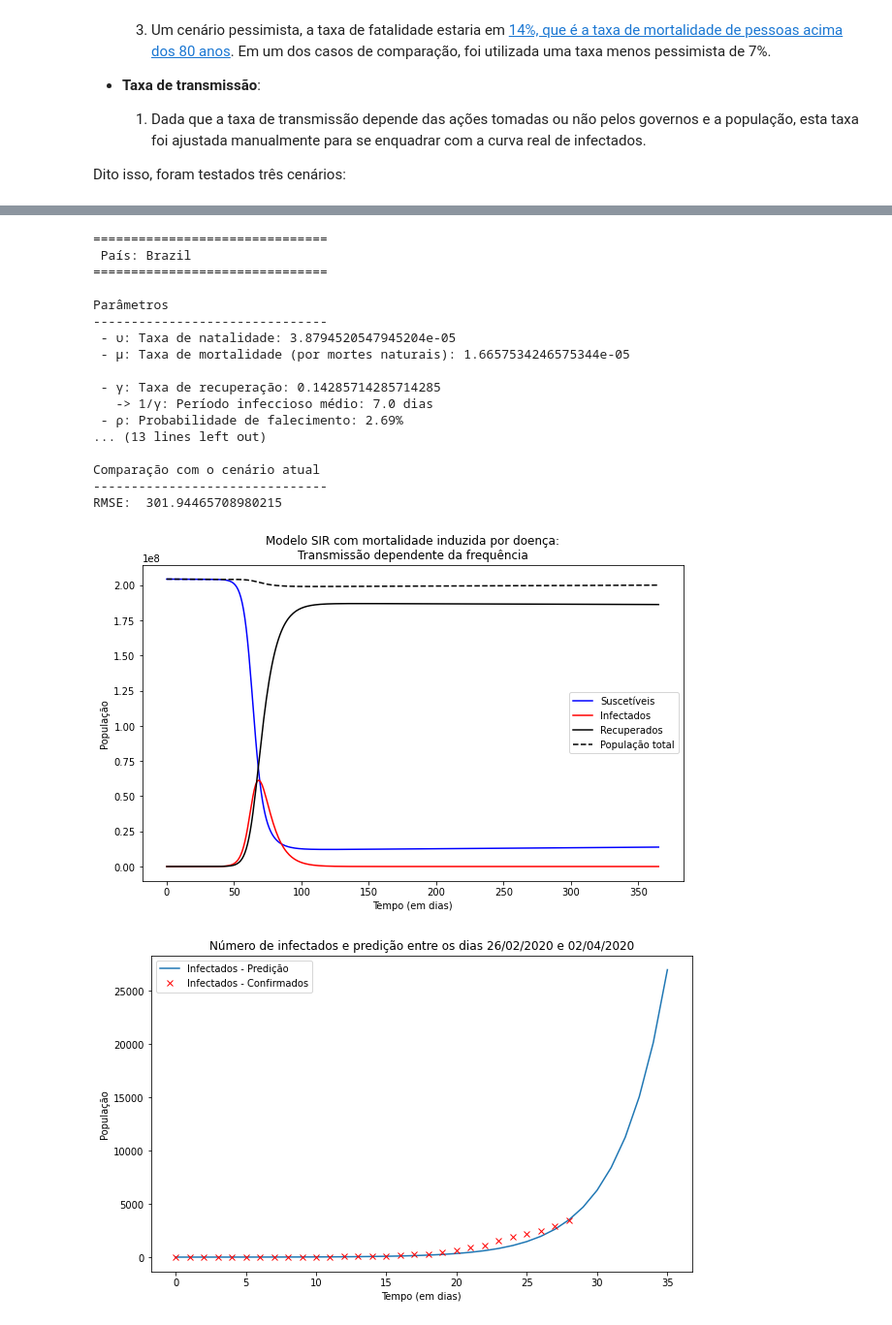
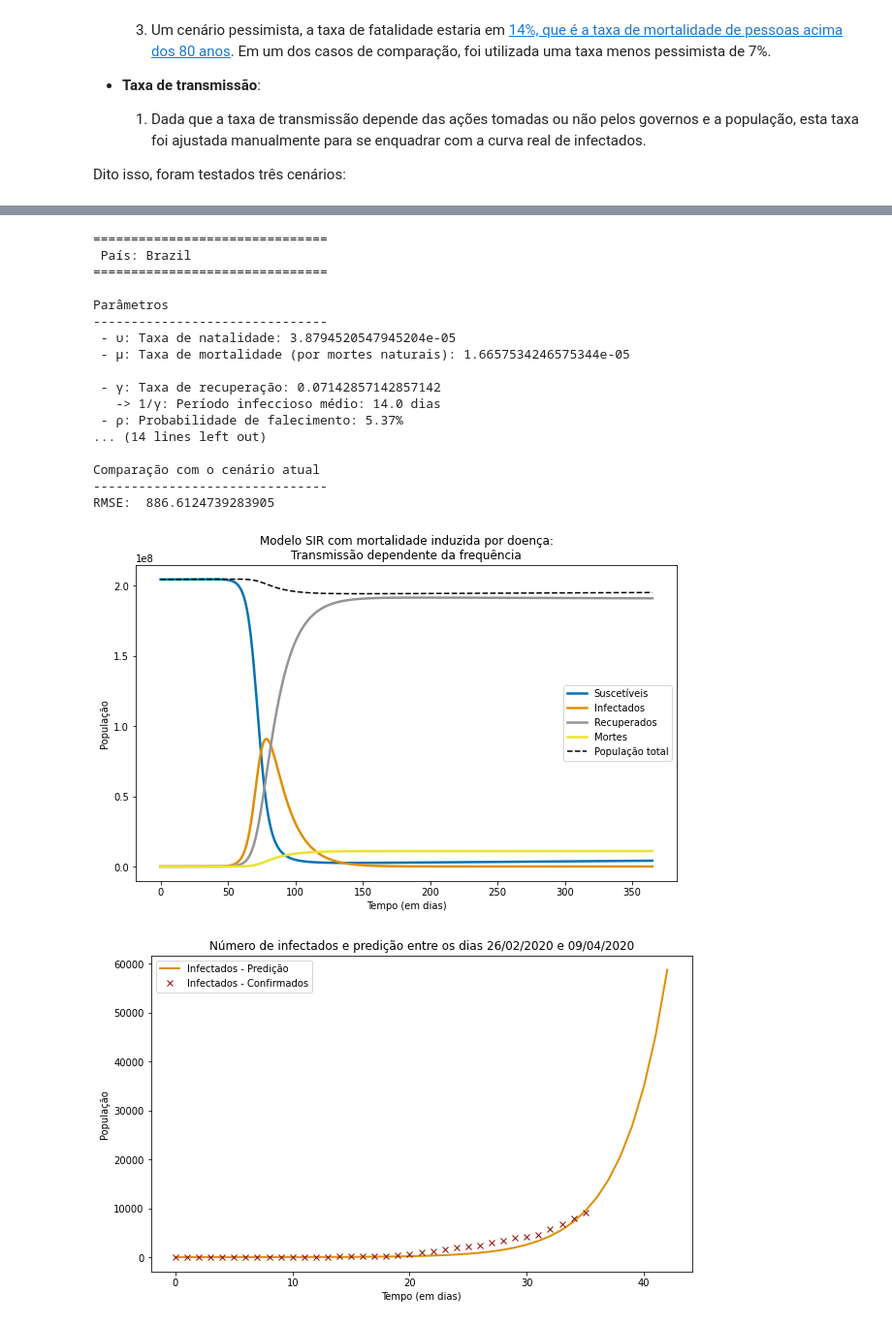
Before and after one commit to SrMouraSilva/modelagem-matematica, a Jupyter notebook: tarefa2-corona/Tarefa_2_-_Modelagem_de_doencas_infecciosas-Parte_2.ipynb, the cells around one changed output, grey strips where cells are left out. Shown at 97% size. Cells and saved outputs as stored; diff of their text form; code cells hidden in the pictures.

Commit message:
Nova versão do trabalho do COVID-19. Paz e Saúde ao mundo. Amém!

```diff
--- a/tarefa2-corona/Tarefa_2_-_Modelagem_de_doencas_infecciosas-Parte_2.ipynb
+++ b/tarefa2-corona/Tarefa_2_-_Modelagem_de_doencas_infecciosas-Parte_2.ipynb
@@ -210,15 +223,17 @@ class Simulacao:
         μ = self.parametros.μ
 
         def diff_eqs(passo_anterior, t):
-            X, Y, Z = passo_anterior
+            X, Y, Z, D = passo_anterior
 
             P = sum((X, Y, Z))
 
-            X_next = υ*Z - β*X*Y/P - μ*X
+            X_next = υ*P - β*X*Y/P - μ*X
             Y_next = β*X*Y/P - (γ+μ)/(1-ρ) * Y
             Z_next = γ*Y - μ*Z
 
-            return np.array([X_next, Y_next, Z_next])
+            D_next = ((γ+μ)/(1-ρ) - γ+μ) * Y
+
+            return np.array([X_next, Y_next, Z_next, D_next])
 
         return diff_eqs
 
@@ -229,7 +244,9 @@ class Simulacao:
         X_0 = P_0 - Y_0
         Z_0 = P_0 - X_0 - Y_0
 
-        INPUT = (X_0, Y_0, Z_0)
+        D_0 = 0 # Número de mortes
+
+        INPUT = (X_0, Y_0, Z_0, D_0)
 
         tempo_step = self.parametros.tempo_step
         numero_dias = self.parametros.numero_dias
@@ -286,36 +343,34 @@ Abaixo do código, maiores detalhes sobre os parâmetros, datas importantes, tam
 # %%
-mortalidade_brasileira = dataset.mortalidade(dataset.dataset('Brazil'))
-
 params = Parametros(
-    pais= 'Brazil',
+    pais='Brazil',
     μ = 6.08/(1000 * 365), υ = 14.16/(1000 * 365),
-    β=160/365, γ=1/7., ρ=mortalidade_brasileira,
+    β=123/365, γ=1/14., ρ=mortalidade_mundo,
     P_0 = 204_450_649, Y_0 = 1
 )
 
 brasil = Simulacao(params)
 
 relatorio = brasil.simular()
 relatorio.relatorio()
 relatorio.plot()
 # %% [output]
 ===============================
  País: Brazil
 ===============================
 
 Parâmetros
 -------------------------------
  - υ: Taxa de natalidade: 3.8794520547945204e-05
  - μ: Taxa de mortalidade (por mortes naturais): 1.6657534246575344e-05
 
- - γ: Taxa de recuperação: 0.14285714285714285
-   -> 1/γ: Período infeccioso médio: 7.0 dias
- - ρ: Probabilidade de falecimento: 2.69%
-... (13 lines left out)
+ - γ: Taxa de recuperação: 0.07142857142857142
+   -> 1/γ: Período infeccioso médio: 14.0 dias
+ - ρ: Probabilidade de falecimento: 5.37%
+... (14 lines left out)
 
 Comparação com o cenário atual
 -------------------------------
-RMSE:  301.94465708980215
+RMSE:  886.6124739283905
-[figure, old version]
+[figure, new version]
-[figure, old version]
+[figure, new version]
 # %% [markdown]
```
Also changed, not shown: parts of 28 cells of this notebook, 3 other files.
